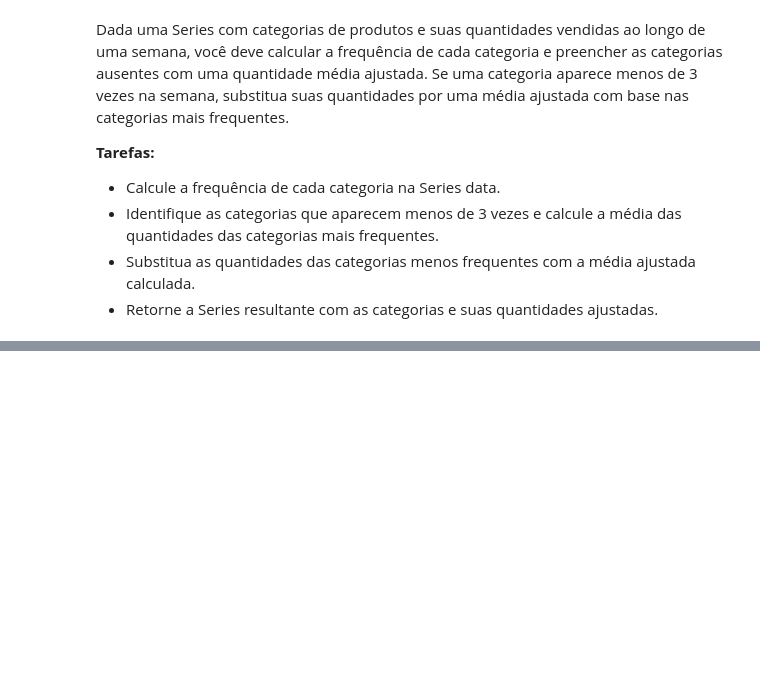
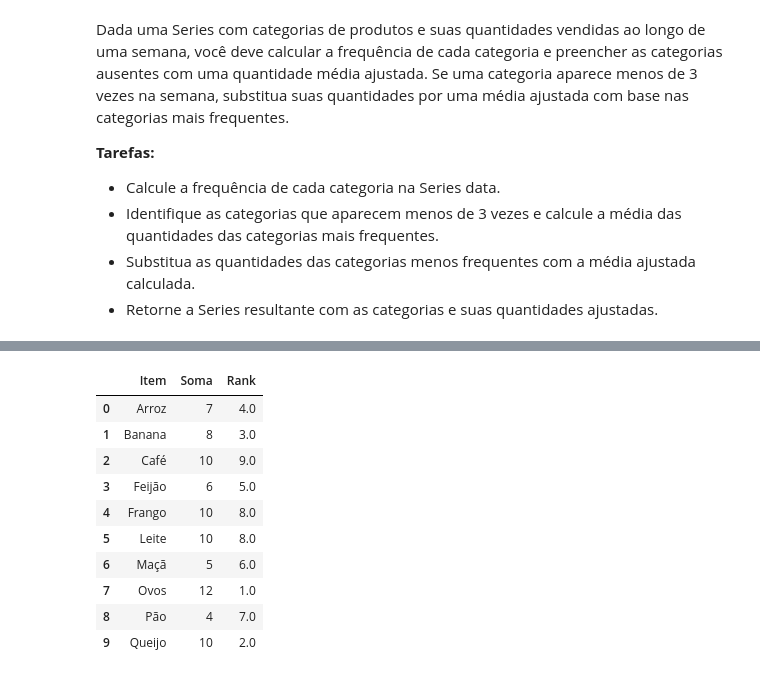
Before and after one commit to FeHowork/Growdev-Study, a Jupyter notebook: Pandas/EX 01 - SERIES.ipynb, the cells around one changed output, grey strips where cells are left out. Saved outputs shown, nothing was run; the diff lists cells and outputs as text; code cells hidden in the pictures; blank space fills up the shorter version.

```diff
--- a/Pandas/EX 01 - SERIES.ipynb
+++ b/Pandas/EX 01 - SERIES.ipynb
@@ -341,0 +375,16 @@ FileNotFoundError: [Errno 2] No such file or directory: 'A fazer\\#,Comida,Vezes
+# %%
+resultado.loc[resultado["Soma"] < 3, "Soma"] = x
+# %%
+resultado
+# %% [output]
+|  | Item | Soma | Rank |
+| 0 | Arroz | 7 | 4.0 |
+| 1 | Banana | 8 | 3.0 |
+| 2 | Café | 10 | 9.0 |
+| 3 | Feijão | 6 | 5.0 |
+| 4 | Frango | 10 | 8.0 |
+| 5 | Leite | 10 | 8.0 |
+| 6 | Maçã | 5 | 6.0 |
+| 7 | Ovos | 12 | 1.0 |
+| 8 | Pão | 4 | 7.0 |
+| 9 | Queijo | 10 | 2.0 |
```
Also changed, not shown: parts of 16 cells of this notebook.
